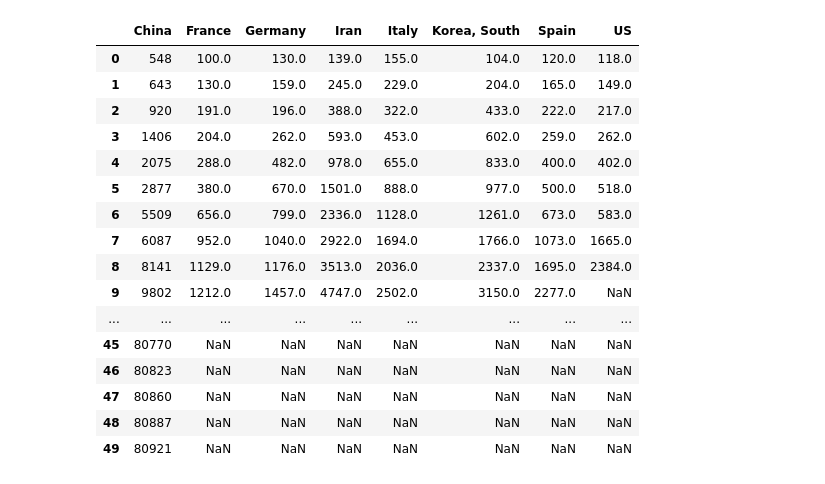
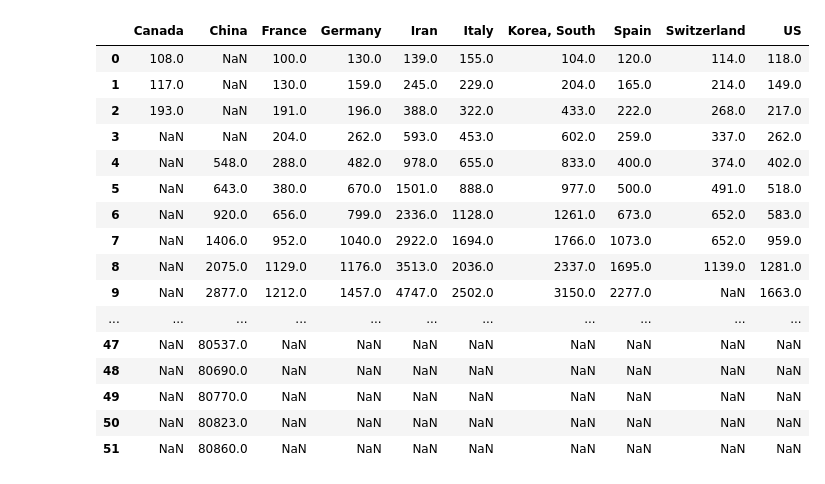
Before and after one commit to simra/COVID-19, a Jupyter notebook: notebooks/COVID-19 Plots.ipynb, the cells around one changed output. Saved outputs shown, nothing was run; the diff lists cells and outputs as text; code cells hidden in the pictures.

```diff
--- a/notebooks/COVID-19 Plots.ipynb
+++ b/notebooks/COVID-19 Plots.ipynb
@@ -5,12 +5,8 @@ import pandas as pd
 # Load Data
 datapath = '../csse_covid_19_data/csse_covid_19_time_series/time_series_19-covid-Confirmed.csv'
 
-df = pd.read_csv(datapath)
-del df['Lat']
-del df['Long']
-df= df.replace('Mainland China','China')
-df=df.groupby('Country/Region').sum()
-
-last_date = list(df.columns)[-1]
-
-df = df[df[last_date]>1000]
+raw = pd.read_csv(datapath)
+del raw['Lat']
+del raw['Long']
+raw= raw.replace('Mainland China','China')
+raw
@@ -17,4 +32,11 @@ df = df[df[last_date]>1000]
 # %%
+df=raw.groupby('Country/Region').sum()
+# 03/14: temporarily drop the last column
+del df[df.columns[-1]]
+last_date = list(df.columns)[-1]
+
+df = df[(df.index.isin(['Canada'])) | (df[last_date]>1000)]
+
 df['Country/Region']=df.index
 df=df.melt(id_vars='Country/Region',var_name='date', value_name='Confirmed').pivot(index='date',columns='Country/Region')
 df['date']=pd.to_datetime(df.index)
@@ -22,11 +44,5 @@ df['date']=pd.to_datetime(df.index)
 del df.index.name
 df=df.sort_values(by=['date'])
 df.set_index('date', inplace=True)
-
-
-%matplotlib inline
-import matplotlib.pyplot as plt
-plt.rcParams["figure.figsize"] = [10, 10]
-
-ax=df.plot(logy=True, legend=False) #list(df.columns))
+df
 # %% [output]
@@ -34,38 +79,41 @@ ax=df.plot(logy=True, legend=False) #list(df.columns))
 # %%
 # Shift all the series
 df.columns = [c[1] for c in df.columns]
 
 #del df['Others']
 
 #df['China']=df['China']+df['Mainland China']
 #del df['Mainland China']
 
 
 for c in df.columns:
     for i,a in enumerate(df[c]):
+        if i==0 and a>100:
+            df[c]=df[c].shift(4) # hack to push out china
+            break
         if a>=100:
             df[c]=df[c].shift(-i)
             break
 df=df.reset_index(drop=True)
 df
 # %% [output]
-|  | China | France | Germany | Iran | Italy | Korea, South | Spain | US |
-| 0 | 548 | 100.0 | 130.0 | 139.0 | 155.0 | 104.0 | 120.0 | 118.0 |
-| 1 | 643 | 130.0 | 159.0 | 245.0 | 229.0 | 204.0 | 165.0 | 149.0 |
-| 2 | 920 | 191.0 | 196.0 | 388.0 | 322.0 | 433.0 | 222.0 | 217.0 |
-| 3 | 1406 | 204.0 | 262.0 | 593.0 | 453.0 | 602.0 | 259.0 | 262.0 |
-| 4 | 2075 | 288.0 | 482.0 | 978.0 | 655.0 | 833.0 | 400.0 | 402.0 |
-| 5 | 2877 | 380.0 | 670.0 | 1501.0 | 888.0 | 977.0 | 500.0 | 518.0 |
-| 6 | 5509 | 656.0 | 799.0 | 2336.0 | 1128.0 | 1261.0 | 673.0 | 583.0 |
-| 7 | 6087 | 952.0 | 1040.0 | 2922.0 | 1694.0 | 1766.0 | 1073.0 | 1665.0 |
-| 8 | 8141 | 1129.0 | 1176.0 | 3513.0 | 2036.0 | 2337.0 | 1695.0 | 2384.0 |
-| 9 | 9802 | 1212.0 | 1457.0 | 4747.0 | 2502.0 | 3150.0 | 2277.0 | NaN |
-| ... | ... | ... | ... | ... | ... | ... | ... | ... |
-| 45 | 80770 | NaN | NaN | NaN | NaN | NaN | NaN | NaN |
-| 46 | 80823 | NaN | NaN | NaN | NaN | NaN | NaN | NaN |
-| 47 | 80860 | NaN | NaN | NaN | NaN | NaN | NaN | NaN |
-| 48 | 80887 | NaN | NaN | NaN | NaN | NaN | NaN | NaN |
-| 49 | 80921 | NaN | NaN | NaN | NaN | NaN | NaN | NaN |
+|  | Canada | China | France | Germany | Iran | Italy | Korea, South | Spain | Switzerland | US |
+| 0 | 108.0 | NaN | 100.0 | 130.0 | 139.0 | 155.0 | 104.0 | 120.0 | 114.0 | 118.0 |
+| 1 | 117.0 | NaN | 130.0 | 159.0 | 245.0 | 229.0 | 204.0 | 165.0 | 214.0 | 149.0 |
+| 2 | 193.0 | NaN | 191.0 | 196.0 | 388.0 | 322.0 | 433.0 | 222.0 | 268.0 | 217.0 |
+| 3 | NaN | NaN | 204.0 | 262.0 | 593.0 | 453.0 | 602.0 | 259.0 | 337.0 | 262.0 |
+| 4 | NaN | 548.0 | 288.0 | 482.0 | 978.0 | 655.0 | 833.0 | 400.0 | 374.0 | 402.0 |
+| 5 | NaN | 643.0 | 380.0 | 670.0 | 1501.0 | 888.0 | 977.0 | 500.0 | 491.0 | 518.0 |
+| 6 | NaN | 920.0 | 656.0 | 799.0 | 2336.0 | 1128.0 | 1261.0 | 673.0 | 652.0 | 583.0 |
+| 7 | NaN | 1406.0 | 952.0 | 1040.0 | 2922.0 | 1694.0 | 1766.0 | 1073.0 | 652.0 | 959.0 |
+| 8 | NaN | 2075.0 | 1129.0 | 1176.0 | 3513.0 | 2036.0 | 2337.0 | 1695.0 | 1139.0 | 1281.0 |
+| 9 | NaN | 2877.0 | 1212.0 | 1457.0 | 4747.0 | 2502.0 | 3150.0 | 2277.0 | NaN | 1663.0 |
+| ... | ... | ... | ... | ... | ... | ... | ... | ... | ... | ... |
+| 47 | NaN | 80537.0 | NaN | NaN | NaN | NaN | NaN | NaN | NaN | NaN |
+| 48 | NaN | 80690.0 | NaN | NaN | NaN | NaN | NaN | NaN | NaN | NaN |
+| 49 | NaN | 80770.0 | NaN | NaN | NaN | NaN | NaN | NaN | NaN | NaN |
+| 50 | NaN | 80823.0 | NaN | NaN | NaN | NaN | NaN | NaN | NaN | NaN |
+| 51 | NaN | 80860.0 | NaN | NaN | NaN | NaN | NaN | NaN | NaN | NaN |
 # %%
 from math import ceil
 fig, ax = plt.subplots()
```
Also changed, not shown: parts of 11 cells of this notebook, 3 other files.
